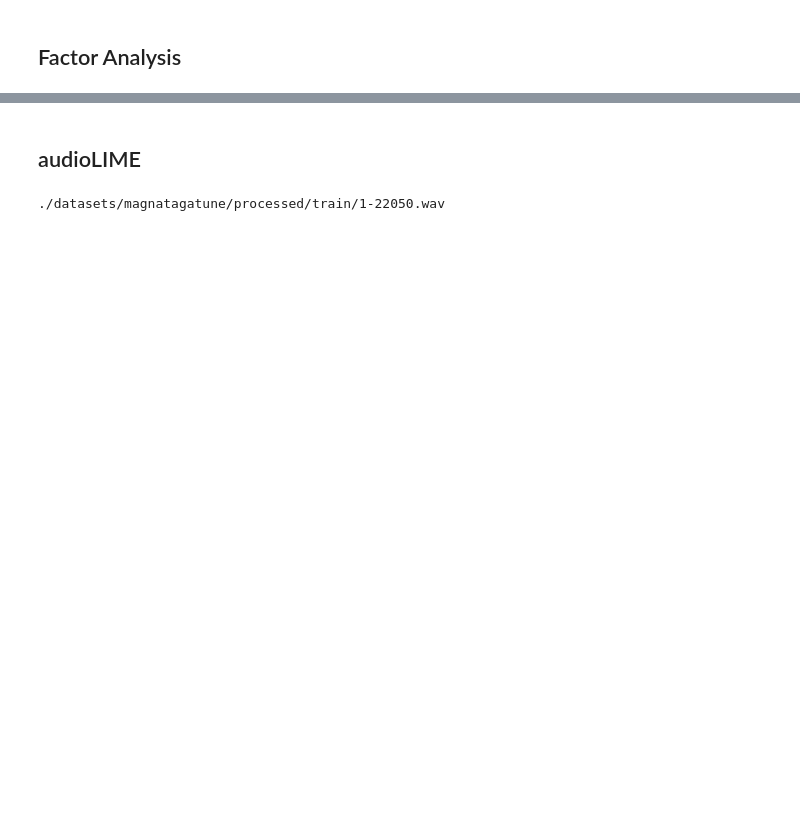
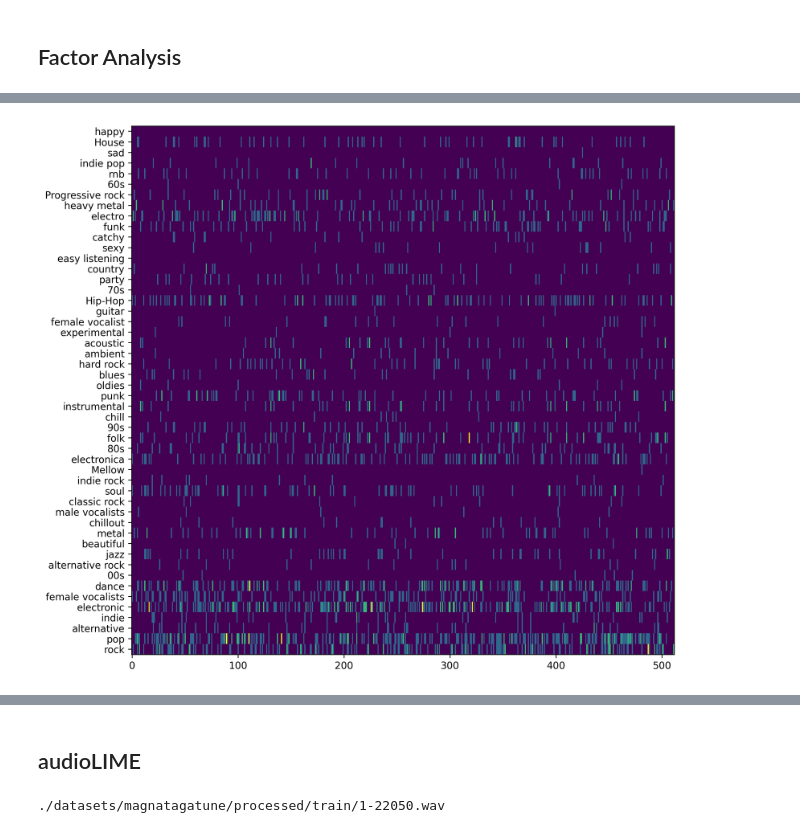
Before and after one commit to Spijkervet/CLMR, a Jupyter notebook: notebooks/audio_analysis.ipynb, the cells around one changed output, grey strips where cells are left out. Cells and saved outputs as stored; diff of their text form; code cells hidden in the pictures; blank space fills up the shorter version.

```diff
--- a/notebooks/audio_analysis.ipynb
+++ b/notebooks/audio_analysis.ipynb
@@ -223,0 +248,36 @@ plt.show()
+# %%
+all_tags = {}
+all_tags_nums = {}
+
+MAX_ACTIVATION = 1
+for feature_num in range(0, 512):
+    all_tags_nums[feature_num] = np.zeros(len(train_dataset.tags))
+    s = sorted(predictions, key=lambda x: x[1][feature_num], reverse=True)
+    tags = []
+    for idx, p in enumerate(s):
+        encoder_preds = p[1]
+        l = p[6]
+        for tag_idx, i in enumerate(l):
+            if i == 1:
+                tags.append(train_dataset.tags[tag_idx])
+                all_tags_nums[feature_num][tag_idx] += 1
+        if idx > MAX_ACTIVATION:
+            break
+
+    all_tags[feature_num] = tags
+    # s = sorted(predictions, key=lambda x: x[1][0], reverse=Tru
+# %%
+all_tags_nums_list = []
+for k, v in all_tags_nums.items():
+    all_tags_nums_list.append(list(v))
+# %%
+import matplotlib.pyplot as plt
+fig, ax = plt.subplots(figsize=(10,10), dpi=300)
+ax.imshow(np.array(all_tags_nums_list).T, interpolation='nearest', aspect='auto')
+ax.set_yticks(np.arange(0,50,1))
+ax.set_yticklabels(train_dataset.tags)
+plt.gca().invert_yaxis()
+plt.savefig("./media/features_tags_frequency.pdf")
+plt.show()
+# %% [output]
+[figure, added]
```
Also changed, not shown: parts of 19 cells of this notebook, 37 other files.
